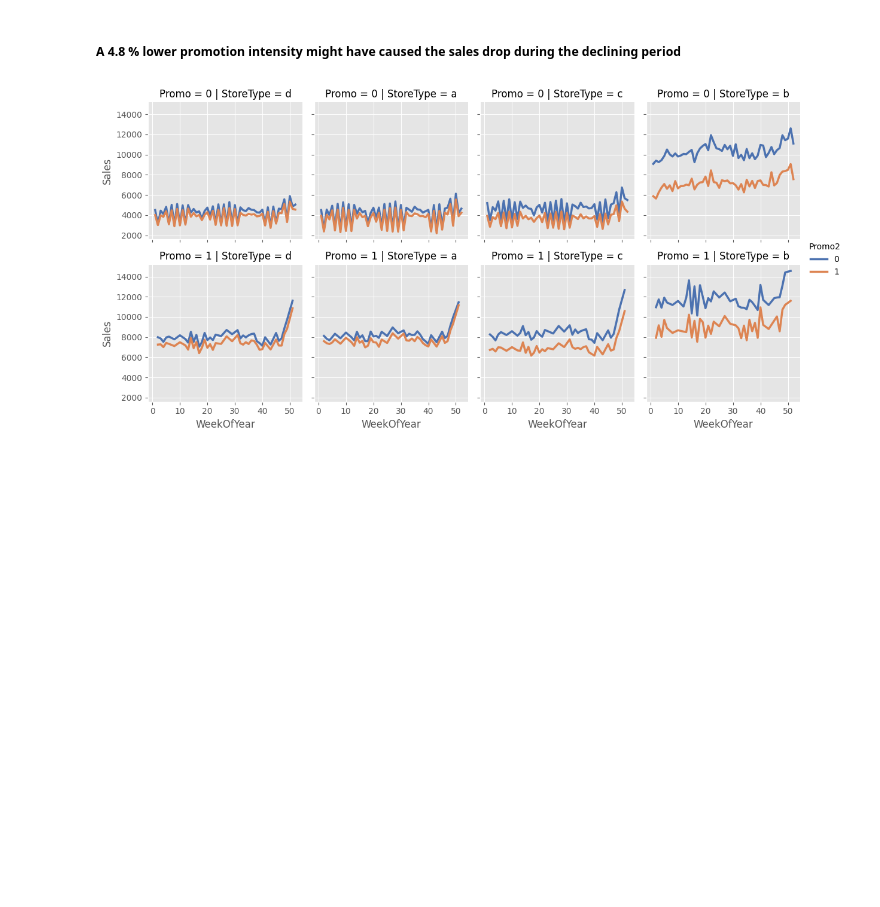
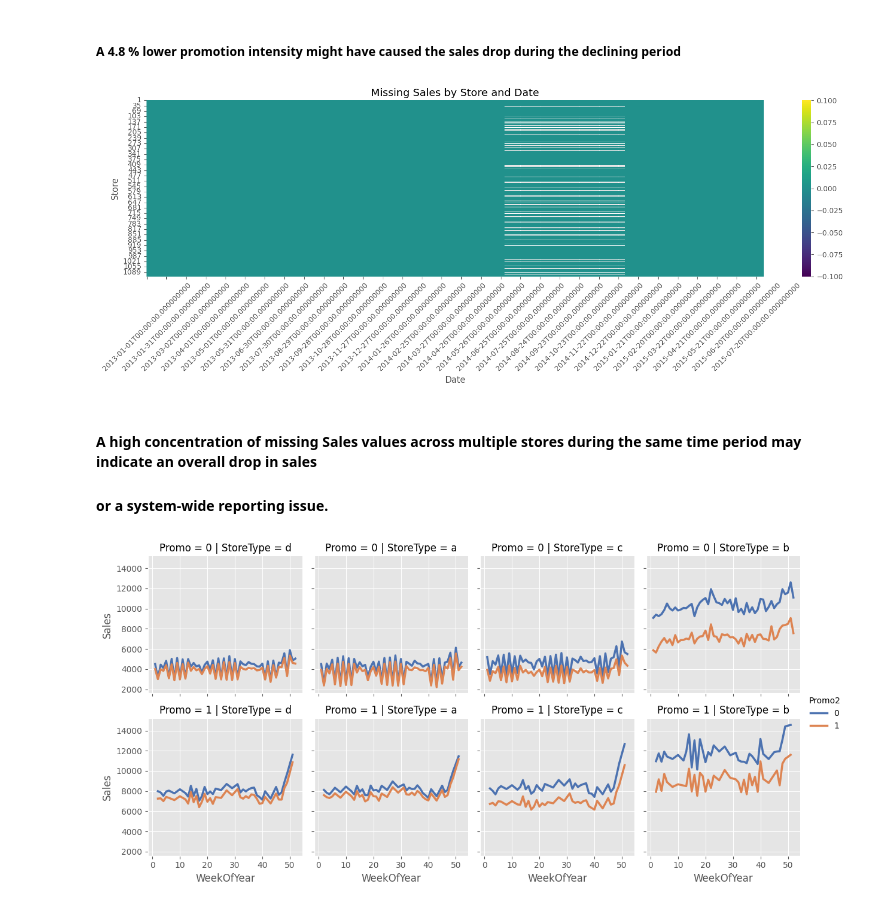
Before and after one commit to themainpie/rossman-repo, a Jupyter notebook: notebooks/rossman-eda.ipynb, the cells around one changed output. Saved outputs shown, nothing was run; the diff lists cells and outputs as text; code cells hidden in the pictures; blank space fills up the shorter version.

```diff
--- a/notebooks/rossman-eda.ipynb
+++ b/notebooks/rossman-eda.ipynb
@@ -303,6 +303,31 @@ print(((stable_sales.Promo == 1).sum() + (stable_sales.Promo2 == 1).sum()) / len
 89.00300672257784 % stable sales promo intensity
 # %% [markdown]
 ##### A 4.8 % lower promotion intensity might have caused the sales drop during the declining period
+# %%
+df['missing'] = df['Sales'].isna().astype(int)
+pivot = df.pivot(index='Store', columns='Date', values='missing')
+pivot = pivot.sort_index(axis=1)
+# %%
+plt.figure(figsize=(16,6))
+
+sns.heatmap(
+    pivot,
+    cmap='viridis',
+    cbar=True,
+    xticklabels=30
+)
+
+plt.xticks(rotation=45)
+plt.xlabel("Date")
+plt.ylabel("Store")
+plt.title("Missing Sales by Store and Date")
+plt.tight_layout()
+plt.show()
+# %% [output]
+[figure, added]
+# %% [markdown]
+#### A high concentration of missing Sales values across multiple stores during the same time period may indicate an overall drop in sales
+#### or a system-wide reporting issue.
 # %%
 g = sns.FacetGrid(df, col="StoreType", row="Promo", hue="Promo2")
 g.map(sns.lineplot, "WeekOfYear", "Sales", errorbar=None, linewidth=2.5)
```
Also changed, not shown: 3 other files.
